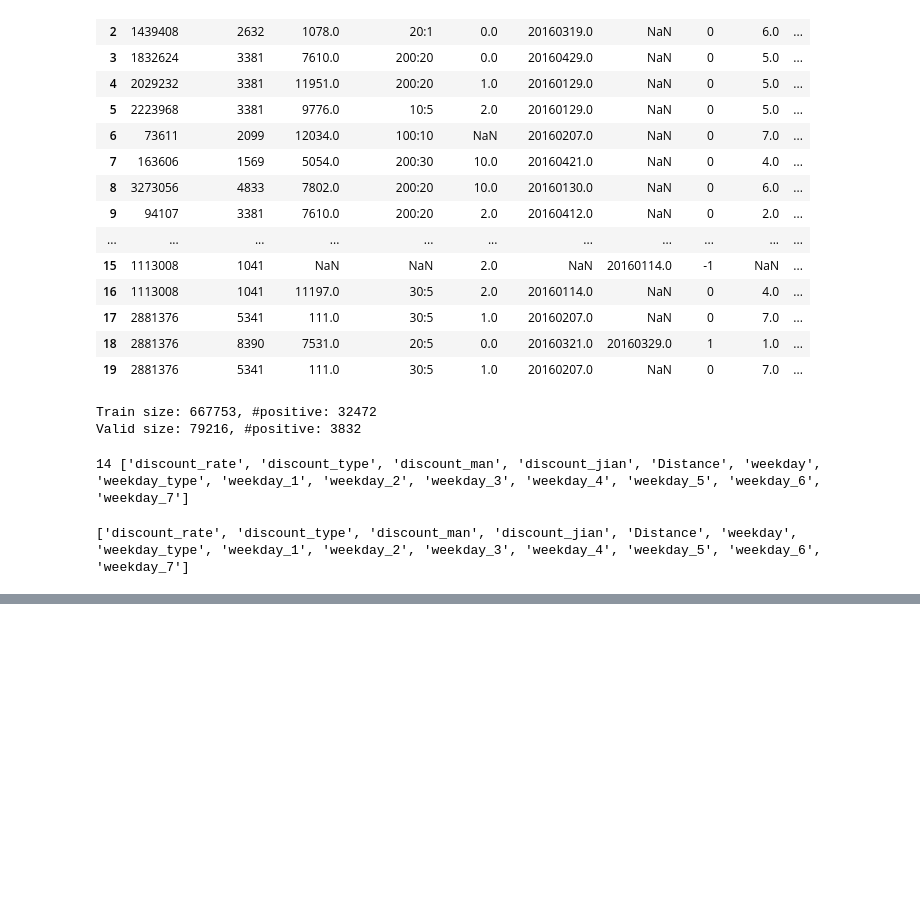
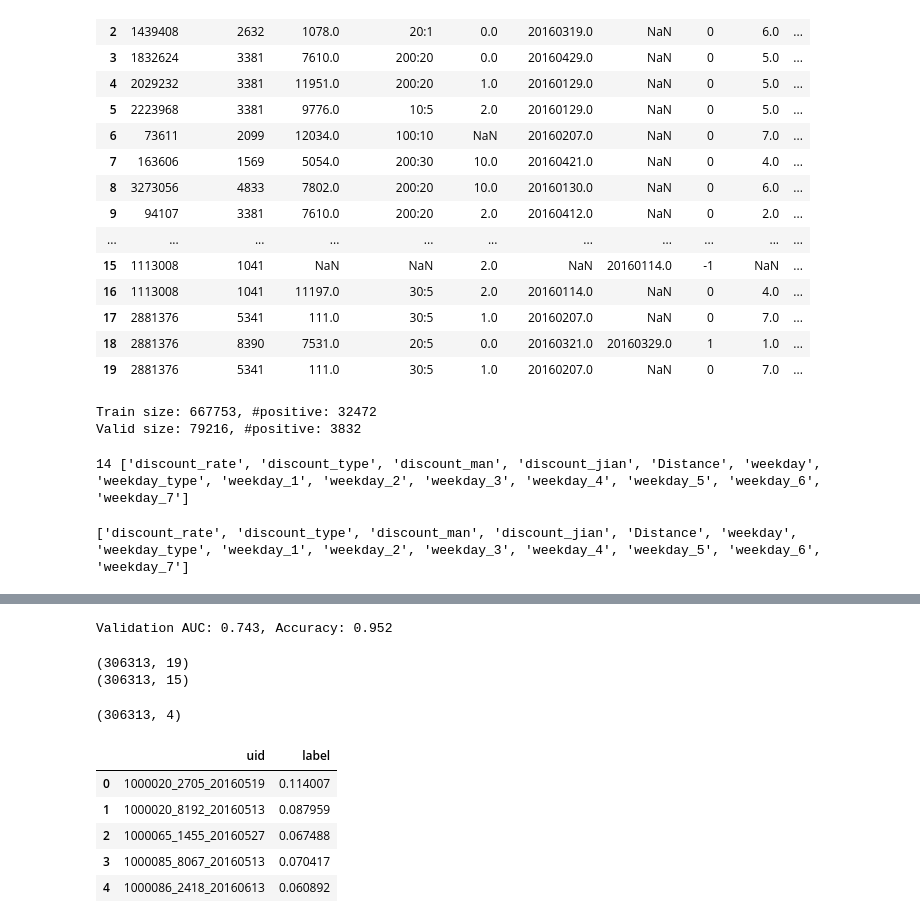
Before and after one commit to shaoxiaochang/2nd-ML100Days, a Jupyter notebook: homework/midterm.ipynb, the cells around one changed output, grey strips where cells are left out. Saved outputs shown, nothing was run; the diff lists cells and outputs as text; code cells hidden in the pictures; blank space fills up the shorter version.

```diff
--- a/homework/midterm.ipynb
+++ b/homework/midterm.ipynb
@@ -255,0 +258,46 @@ PermissionError: [WinError 32] 程序無法存取檔案，因為檔案正由另
+# %%
+from sklearn.metrics import roc_auc_score, accuracy_score
+auc_score = roc_auc_score(y_true=valid.label, y_score=y_valid_pred[:,1])
+acc = accuracy_score(y_true=valid.label, y_pred=y_valid_pred.argmax(axis=1))
+print("Validation AUC: {:.3f}, Accuracy: {:.3f}".format(auc_score, acc))
+# %% [output]
+Validation AUC: 0.743, Accuracy: 0.952
+# %%
+targetset = dftest.copy()
+print(targetset.shape)
+targetset = targetset[~targetset.Coupon_id.isna()]
+targetset.reset_index(drop=True, inplace=True)
+testset = targetset[predictors].copy()
+
+y_test_pred = model.predict_proba(testset[predictors])
+test1 = testset.copy()
+test1['pred_prob'] = y_test_pred[:, 1]
+print(test1.shape)
+# %% [output]
+(306313, 19)
+(306313, 15)
+# %%
+output = pd.concat((targetset[["User_id", "Coupon_id", "Date_received"]], test1["pred_prob"]), axis=1)
+print(output.shape)
+
+output.loc[:, "User_id"] = output["User_id"].apply(lambda x:str(int(x)))
+output.loc[:, "Coupon_id"] = output["Coupon_id"].apply(lambda x:str(int(x)))
+output.loc[:, "Date_received"] = output["Date_received"].apply(lambda x:str(int(x)))
+output["uid"] = output[["User_id", "Coupon_id", "Date_received"]].apply(lambda x: '_'.join(x.values), axis=1)
+output.reset_index(drop=True, inplace=True)
+# %% [output]
+(306313, 4)
+# %%
+### NOTE: YOUR SUBMITION FILE SHOULD HAVE COLUMN NAME: uid, label
+out = output.groupby("uid", as_index=False).mean()
+out = out[["uid", "pred_prob"]]
+out.columns = ["uid", "label"]
+# out.to_csv("baseline_example.csv", header=["uid", "label"], index=False) # submission format
+out.head()
+# %% [output]
+|  | uid | label |
+| 0 | 1000020_2705_20160519 | 0.114007 |
+| 1 | 1000020_8192_20160513 | 0.087959 |
+| 2 | 1000065_1455_20160527 | 0.067488 |
+| 3 | 1000085_8067_20160513 | 0.070417 |
+| 4 | 1000086_2418_20160613 | 0.060892 |
```
Also changed, not shown: parts of 3 cells of this notebook, 2 other files.
